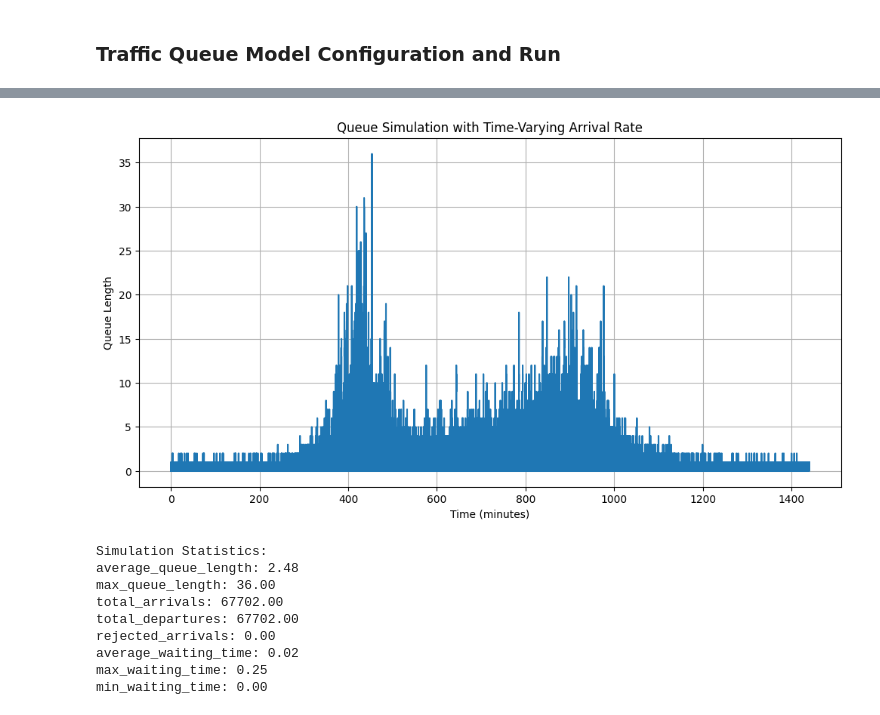
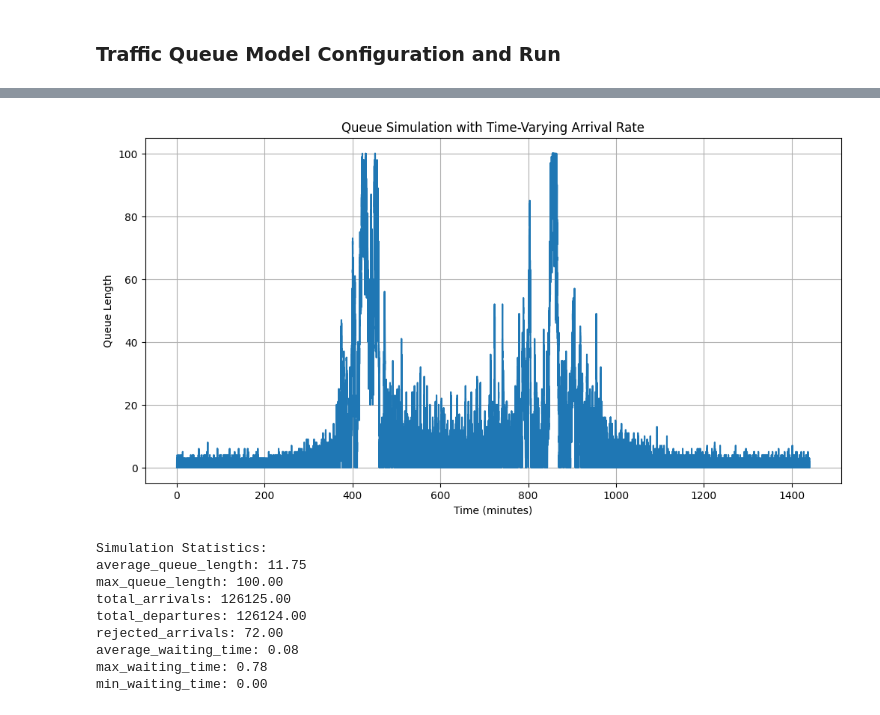
Before and after one commit to jyoutir/stochastic-proccess-portfolios, a Jupyter notebook: FCT_project/model.ipynb, the cells around one changed output, grey strips where cells are left out. Drawn from its saved outputs; the diff is of its cells as text; code cells hidden in the pictures.

```diff
--- a/FCT_project/model.ipynb
+++ b/FCT_project/model.ipynb
@@ -145,7 +229,7 @@ class NonStationaryMM1:
 # %%
-def arrival_rate(t, base_rate=5, peaks=None):
+def arrival_rate(t, base_rate=40, peaks=None):
     """
-    calcs arrival rate at time t by inputting peaks
+    Calculates arrival rate at time t based on GMM components
 
     Parameters:
     t (float): Time in minutes from midnight
@@ -157,22 +241,36 @@ def arrival_rate(t, base_rate=5, peaks=None):
     """
     if peaks is None:
         peaks = [
-            #  morning peak
-            {"amplitude": 110, "time": 420, "width": 60},  # 7 AM
-            # lunch peak
-            {"amplitude": 60, "time": 720, "width": 180},   # Noon
-            #  afternoon peak
-            {"amplitude": 75, "time": 910, "width": 90}  # 3:10 PM
+            # Morning peak (around 7:00)
+            {"amplitude": 95, "time": 420, "width": 90},  # 7 AM
+
+            # Mid-morning peak (around 11:00)
+            {"amplitude": 60, "time": 660, "width": 120},  # 11 AM
+
+            # Afternoon peak (around 15:00)
+            {"amplitude": 85, "time": 900, "width": 120},  # 3 PM
         ]
+
+    # Base rate varies by time of day to match Component 2 (night/early morning)
+    if 0 <= t < 360:  # Midnight to 6 AM
+        base_rate = 35  # Lower base rate for night hours
+    elif 360 <= t < 720:  # 6 AM to 12 PM
+        base_rate = 45  # Higher base rate for morning
+    elif 720 <= t < 1080:  # 12 PM to 6 PM
+        base_rate = 50  # Peak base rate for afternoon
+    else:  # 6 PM to midnight
+        base_rate = 40  # Moderate base rate for evening
 
     rate = base_rate
     for peak in peaks:
         A = peak["amplitude"]
         t_peak = peak["time"]
         sigma = peak["width"]
+        # Gaussian peak addition
         rate += A * np.exp(-((t - t_peak)**2) / (2 * sigma**2))
 
     return rate
+
 
 
 def service_rate(t):
@@ -180,40 +278,40 @@ def service_rate(t):
 
 if __name__ == "__main__":
     # Create simulation
     sim = NonStationaryMM1(
         arrival_rate_func=lambda t: arrival_rate(t),
         service_rate_func=service_rate,
         T_end=1440,  # 1440 minutes = 24 hours
         initial_queue_length=0,
         max_queue_length=100,  # Adjust as needed
         time_step=1  # 1-minute time steps
     )
 
     # Run simulation
     sim.run_simulation()
 
     # Plotting
     plt.figure(figsize=(12, 6))
     plt.plot(sim.time_history, sim.queue_length_history)
     plt.xlabel('Time (minutes)')
     plt.ylabel('Queue Length')
     plt.title('Queue Simulation with Time-Varying Arrival Rate')
     plt.grid(True)
     plt.show()
 
     # Print statistics
     stats = sim.get_statistics()
     print("\nSimulation Statistics:")
     for key, value in stats.items():
         print(f"{key}: {value:.2f}")
 # %% [output]
-[figure, old version]
+[figure, new version]
 Simulation Statistics:
-average_queue_length: 2.48
-max_queue_length: 36.00
-total_arrivals: 67702.00
-total_departures: 67702.00
-rejected_arrivals: 0.00
-average_waiting_time: 0.02
-max_waiting_time: 0.25
+average_queue_length: 11.75
+max_queue_length: 100.00
+total_arrivals: 126125.00
+total_departures: 126124.00
+rejected_arrivals: 72.00
+average_waiting_time: 0.08
+max_waiting_time: 0.78
 min_waiting_time: 0.00
```
Also changed, not shown: parts of 2 cells of this notebook, 3 other files.
